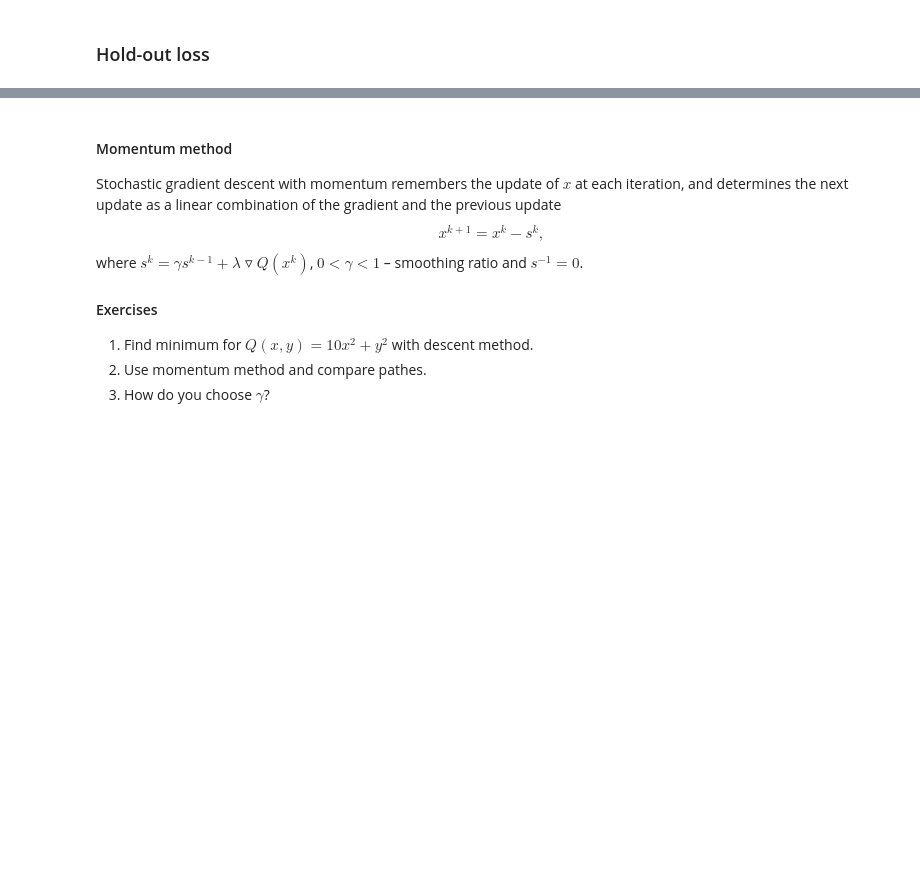
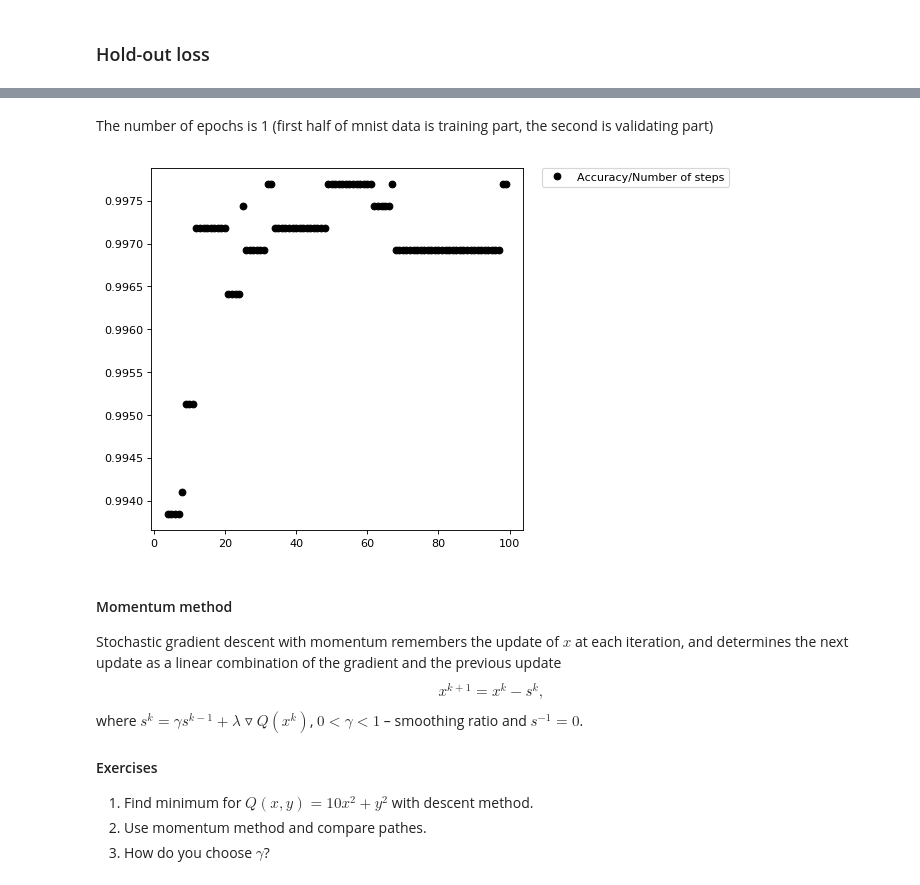
Before and after one commit to ahmados/renju, a Jupyter notebook: lab-1.ipynb, the cells around one changed output, grey strips where cells are left out. Drawn from its saved outputs; the diff is of its cells as text; code cells hidden in the pictures; blank space fills up the shorter version.

```diff
--- a/lab-1.ipynb
+++ b/lab-1.ipynb
@@ -631,9 +633,9 @@ def LossBySizeOfBatch(x, y, n):
         w = w_next
     return score(w, x[4011:8800], y[4011:8800])
 # %%
-w = np.zeros((784, 1))
+w = np.random.randn(784, 1) + 1
 w = w[:, 0]
-for i in range(1, 10):
+for i in range(10):
 #     print(logloss(w, features[((i - 1) * 4):((i) * 4)], labels[((i - 1) * 4):((i) * 4)]))
     w_next = gradientStepForLogLoss(w, features[(i * 400):((i + 1) * 400)], labels[(i * 400):((i + 1) * 400)], a=100)
     w = w_next
@@ -674,3 +679,22 @@ plt.show()
+# %% [markdown]
+The number of epochs is 1 (first half of mnist data is training part, the second is validating part)
+# %%
+w = np.random.randn(784, 1) + 1
+w = w[:, 0]
+scores = np.zeros((100,))
+for i in range(100):
+#     print(logloss(w, features[((i - 1) * 4):((i) * 4)], labels[((i - 1) * 4):((i) * 4)]))
+    w_next = gradientStepForLogLoss(w, features[(i * 40):((i + 1) * 40)], labels[(i * 40):((i + 1) * 40)], a=1)
+    w = w_next
+    scores[i] = score(w, features[4100:8000], labels[4100:8000])
+
+plt.figure(num=None, figsize=(6, 6), dpi=80, facecolor='w', edgecolor='k')
+x = np.arange(0, 100, 1)
+plt.plot(x[4:], scores[4:], 'ko', label='Accuracy/Number of steps')
+plt.legend(bbox_to_anchor=(1.05, 1), loc=2, borderaxespad=0.)
+plt.show()
+# %% [output]
+[figure, added]
 # %% [markdown]
 #### Momentum method
 Stochastic gradient descent with momentum remembers the update of $x$ at each iteration, and determines the next update as a linear combination of the gradient and the previous update
```
Also changed, not shown: parts of 28 cells of this notebook, 4 other files.
